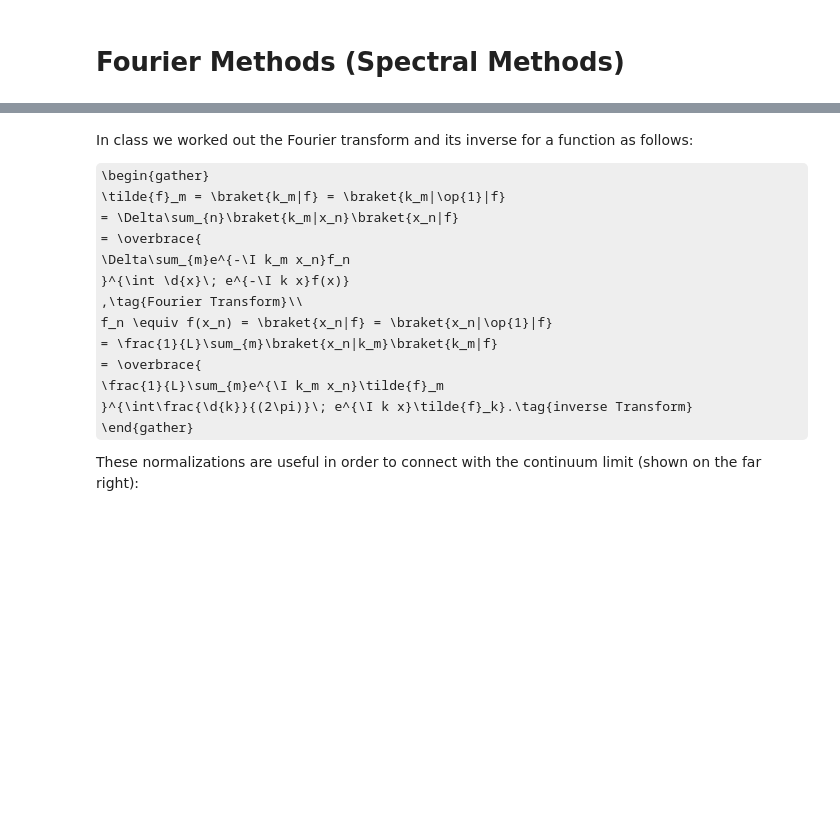
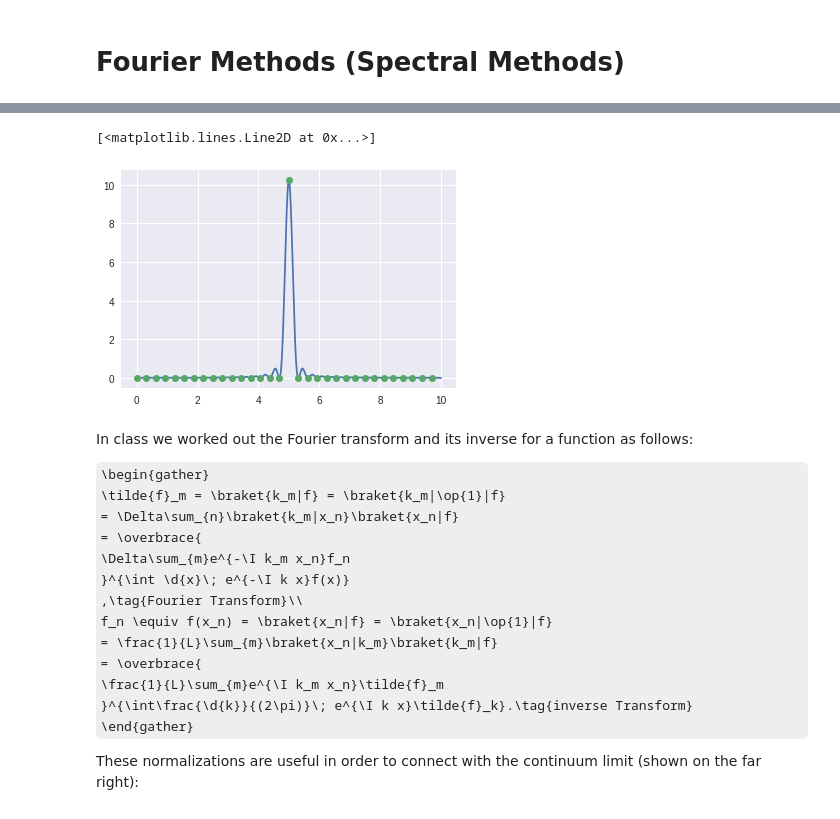
Before and after one commit to WSU-Physics-Courses/wsu_physics_450, a Jupyter notebook: Notebooks/Discretization.ipynb, the cells around one changed output, grey strips where cells are left out. Drawn from its saved outputs; the diff is of its cells as text; code cells hidden in the pictures; some formulas as TeX source; blank space fills up the shorter version.

```diff
--- a/Notebooks/Discretization.ipynb
+++ b/Notebooks/Discretization.ipynb
@@ -256,3 +418,20 @@ plt.ylim(0, En[n_max]);
+# %%
+N = 32
+L = 10.0
+dx = L/N
+n = np.arange(N)
+m = n - int(np.floor(N/2))
+x = n*dx
+k = 2*np.pi * m/L
+
+X = np.linspace(0, L, 1000)
+def Delta(x):
+  return (np.exp(2*np.pi*N*1j*x/L) - 1)/(np.exp(2*np.pi*1j*x/L)-1)/L
+plt.plot(X, abs(Delta(X-x[16]))**2)
+plt.plot(x, abs(Delta(x-x[16]+1e-32))**2, 'o')
+# %% [output]
+[<matplotlib.lines.Line2D at 0x...>]
+[figure, added]
 # %% [markdown]
 In class we worked out the Fourier transform and its inverse for a function as follows:
 
```
Also changed, not shown: parts of 11 cells of this notebook.
